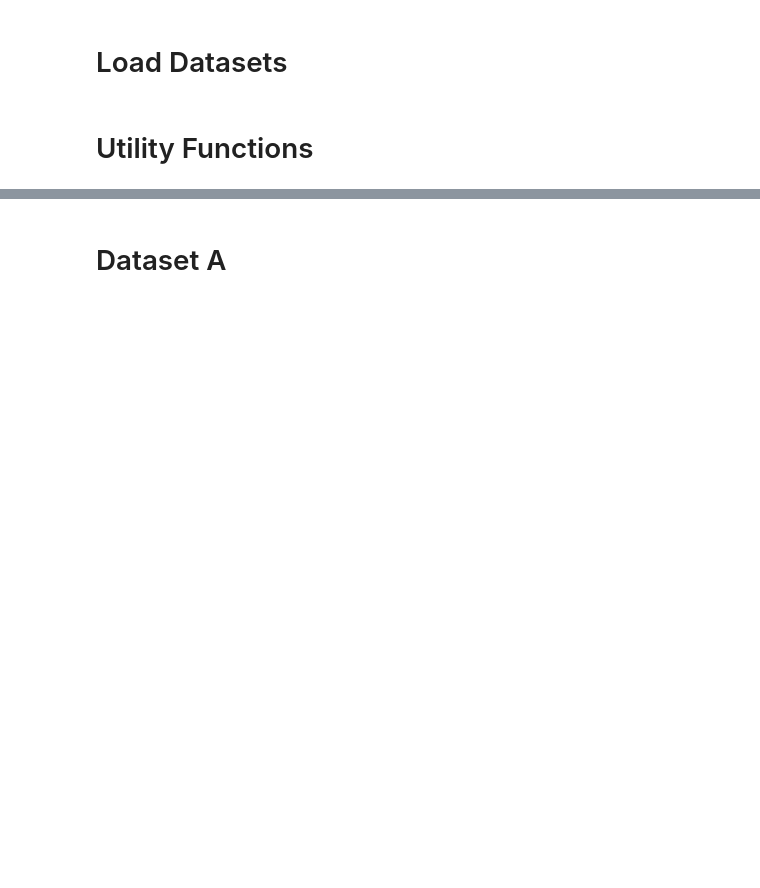
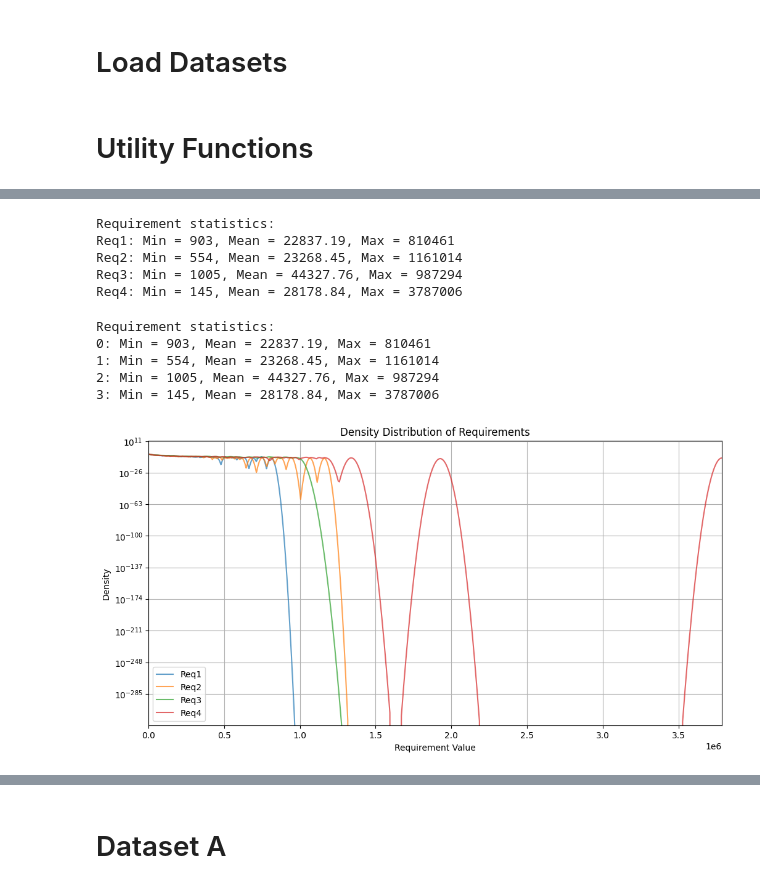
Before and after one commit to circleorange/jaskowski-j12, a Jupyter notebook: analytics/reassignments.ipynb, the cells around one changed output, grey strips where cells are left out. Cells and saved outputs as stored; diff of their text form; code cells hidden in the pictures; blank space fills up the shorter version.

Commit message:
dataset A exploration

```diff
--- a/analytics/reassignments.ipynb
+++ b/analytics/reassignments.ipynb
@@ -8,7 +9,7 @@ import sys
 # Load Datasets
 # %%
 dataset_a1_2_path = "/home/pbiel/repos/jask/analytics/reassignments/a1_2.csv"
-dataset_a1_2 = pd.read_csv(dataset_a1_2_path)
+df_a12 = pd.read_csv(dataset_a1_2_path)
 # %% [markdown]
 # Utility Functions
 # %%
@@ -104,0 +123,71 @@ def get_basic_stats(df):
+# %%
+# Get min, mean, max of each requirement
+def get_requirement_stats(df):
+
+    stats = {
+        'Req1': {'min': df['Req1'].min(), 'mean': df['Req1'].mean(), 'max': df['Req1'].max()},
+        'Req2': {'min': df['Req2'].min(), 'mean': df['Req2'].mean(), 'max': df['Req2'].max()},
+        'Req3': {'min': df['Req3'].min(), 'mean': df['Req3'].mean(), 'max': df['Req3'].max()},
+        'Req4': {'min': df['Req4'].min(), 'mean': df['Req4'].mean(), 'max': df['Req4'].max()}
+    }
+    return stats
+
+req_stats = get_requirement_stats(df_a12)
+print("\nRequirement statistics:")
+for col, stat in req_stats.items():
+    print(f"{col}: Min = {stat['min']}, Mean = {stat['mean']:.2f}, Max = {stat['max']}")
+# %% [output]
+Requirement statistics:
+Req1: Min = 903, Mean = 22837.19, Max = 810461
+Req2: Min = 554, Mean = 23268.45, Max = 1161014
+Req3: Min = 1005, Mean = 44327.76, Max = 987294
+Req4: Min = 145, Mean = 28178.84, Max = 3787006
+# %%
+# Get min, mean, max of each requirement
+def get_requirement_stats(df):
+    req_df = pd.DataFrame(df['Requirements'].tolist())
+    stats = {}
+    for col in req_df.columns:
+        stats[col] = {
+            'min': req_df[col].min(),
+            'mean': req_df[col].mean(),
+            'max': req_df[col].max()
+        }
+    print("\nRequirement statistics:")
+    for col, stat in stats.items():
+        print(f"{col}: Min = {stat['min']}, Mean = {stat['mean']:.2f}, Max = {stat['max']}")
+
+    return stats
+
+req_stats = get_requirement_stats(df_a12)
+# %% [output]
+Requirement statistics:
+0: Min = 903, Mean = 22837.19, Max = 810461
+1: Min = 554, Mean = 23268.45, Max = 1161014
+2: Min = 1005, Mean = 44327.76, Max = 987294
+3: Min = 145, Mean = 28178.84, Max = 3787006
+# %%
+# Plot density distribution of each requirement with log-log axes and x starting at 0
+def plot_requirement_density(df):
+    req_df = pd.DataFrame(df['Requirements'].tolist())
+
+    plt.figure(figsize=(12, 6))
+    for col in req_df.columns:
+        req_df[col].plot(
+            kind  = 'density',
+            label = f'Req{col+1}',
+            alpha = 0.7
+        )
+
+    plt.title('Density Distribution of Requirements')
+    plt.xlabel('Requirement Value')
+    plt.ylabel('Density')
+    plt.legend()
+    plt.grid()
+    plt.xlim(left=0, right=req_df.max().max())
+    plt.yscale('log')
+    plt.show()
+
+plot_requirement_density(df_a12)
+# %% [output]
+[figure, added]
```
Also changed, not shown: parts of 7 cells of this notebook, 5 other files.
